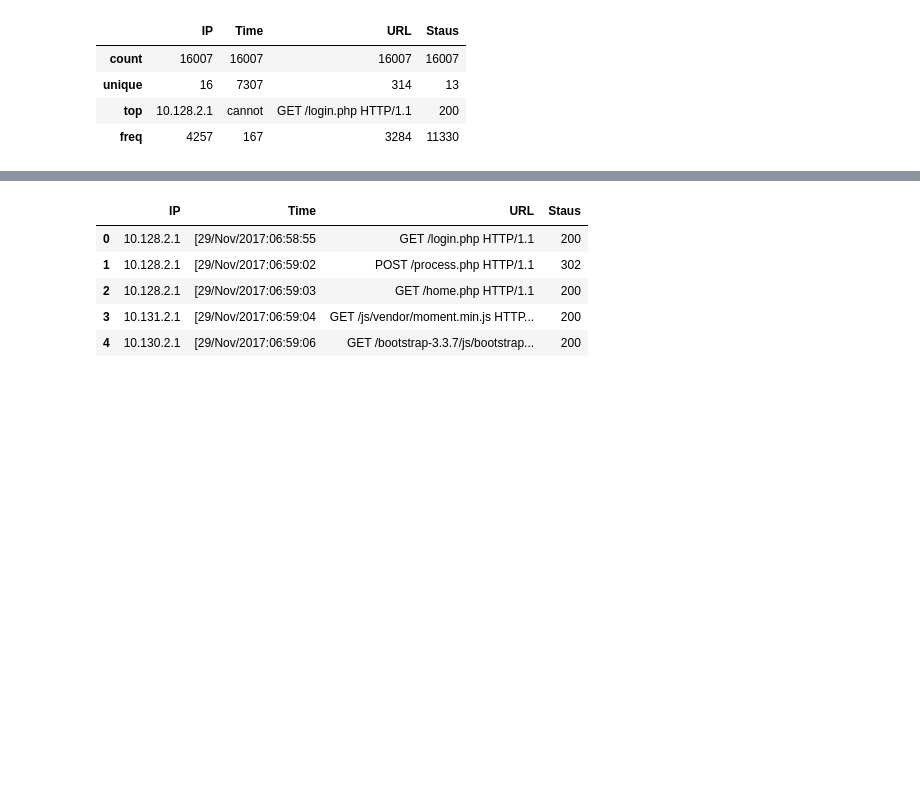
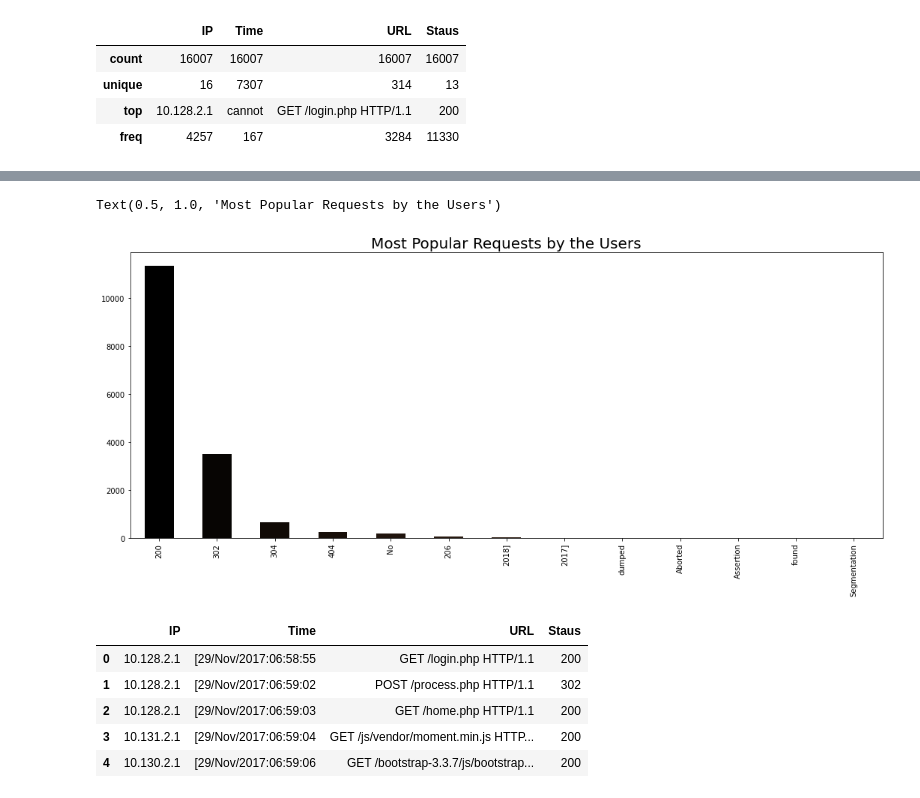
Before and after one commit to hpnightowl/Owlsbooks, a Jupyter notebook: papers.ipynb, the cells around one changed output, grey strips where cells are left out. Cells and saved outputs as stored; diff of their text form; code cells hidden in the pictures; blank space fills up the shorter version.

```diff
--- a/papers.ipynb
+++ b/papers.ipynb
@@ -28,3 +41,12 @@ data.describe()
+# %%
+plt.rcParams['figure.figsize'] = (18, 7)
+
+color = plt.cm.copper(np.linspace(0, 1, 40))
+data['Staus'].value_counts().head(40).plot.bar(color = color)
+plt.title('Most Popular Requests by the Users', fontsize = 20)
+# %% [output]
+Text(0.5, 1.0, 'Most Popular Requests by the Users')
+[figure, added]
 # %%
 save_data = data.copy()
 save_data.head()
```
Also changed, not shown: parts of 14 cells of this notebook.
